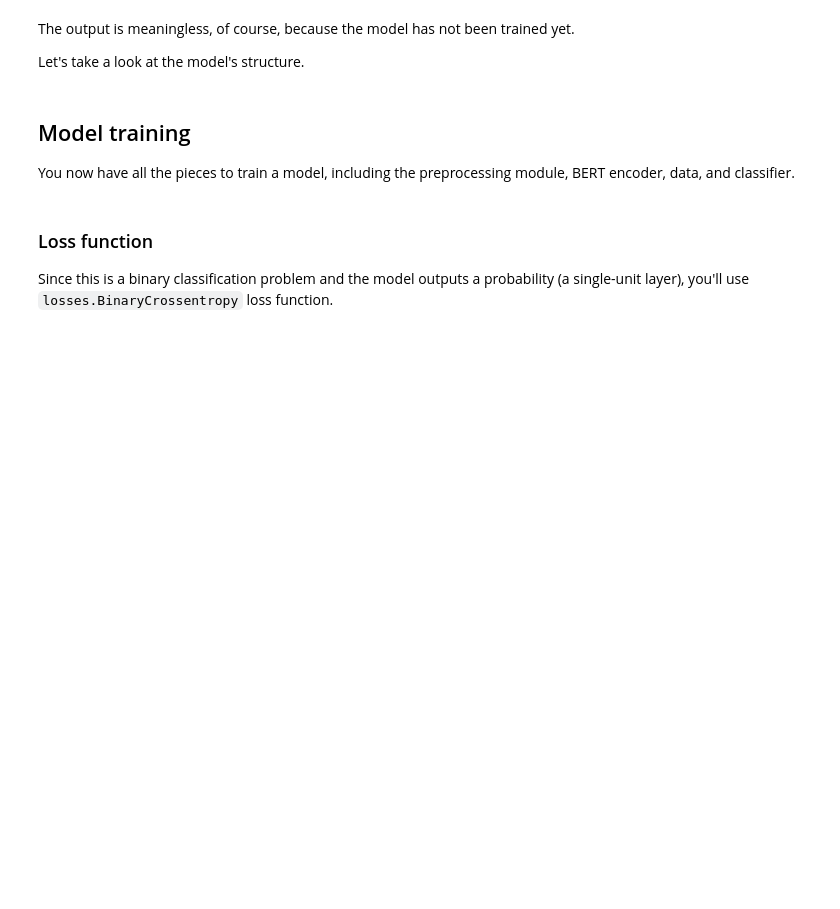
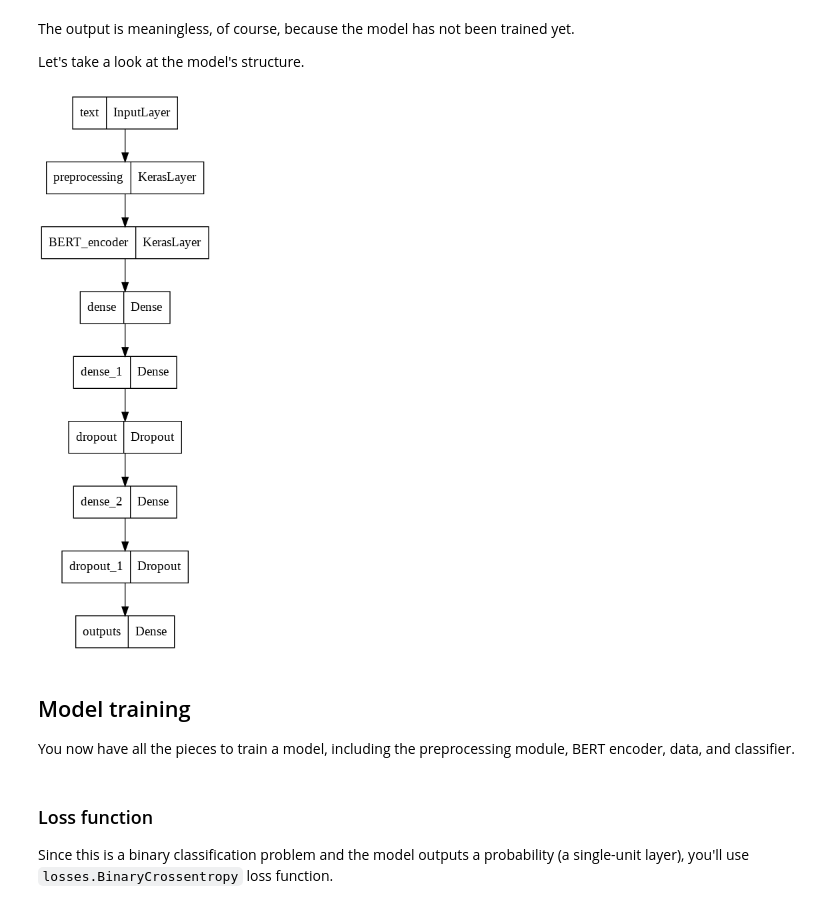
Before and after one commit to ms1515/AI-NLP, a Jupyter notebook: attack_attribution_bert_multicased.ipynb, the cells around one changed output. Drawn from its saved outputs; the diff is of its cells as text; code cells hidden in the pictures; blank space fills up the shorter version.

```diff
--- a/attack_attribution_bert_multicased.ipynb
+++ b/attack_attribution_bert_multicased.ipynb
@@ -401,7 +424,11 @@ The output is meaningless, of course, because the model has not been trained yet
 
 Let's take a look at the model's structure.
 # %%
-tf.keras.utils.plot_model(classifier_model)
+tf.keras.utils.plot_model(classifier_model,show_shapes=True,
+    show_dtype=True,
+    show_layer_names=True)
+# %% [output]
+[figure, added]
 # %% [markdown]
 ## Model training
 
```
Also changed, not shown: parts of 8 cells of this notebook.
